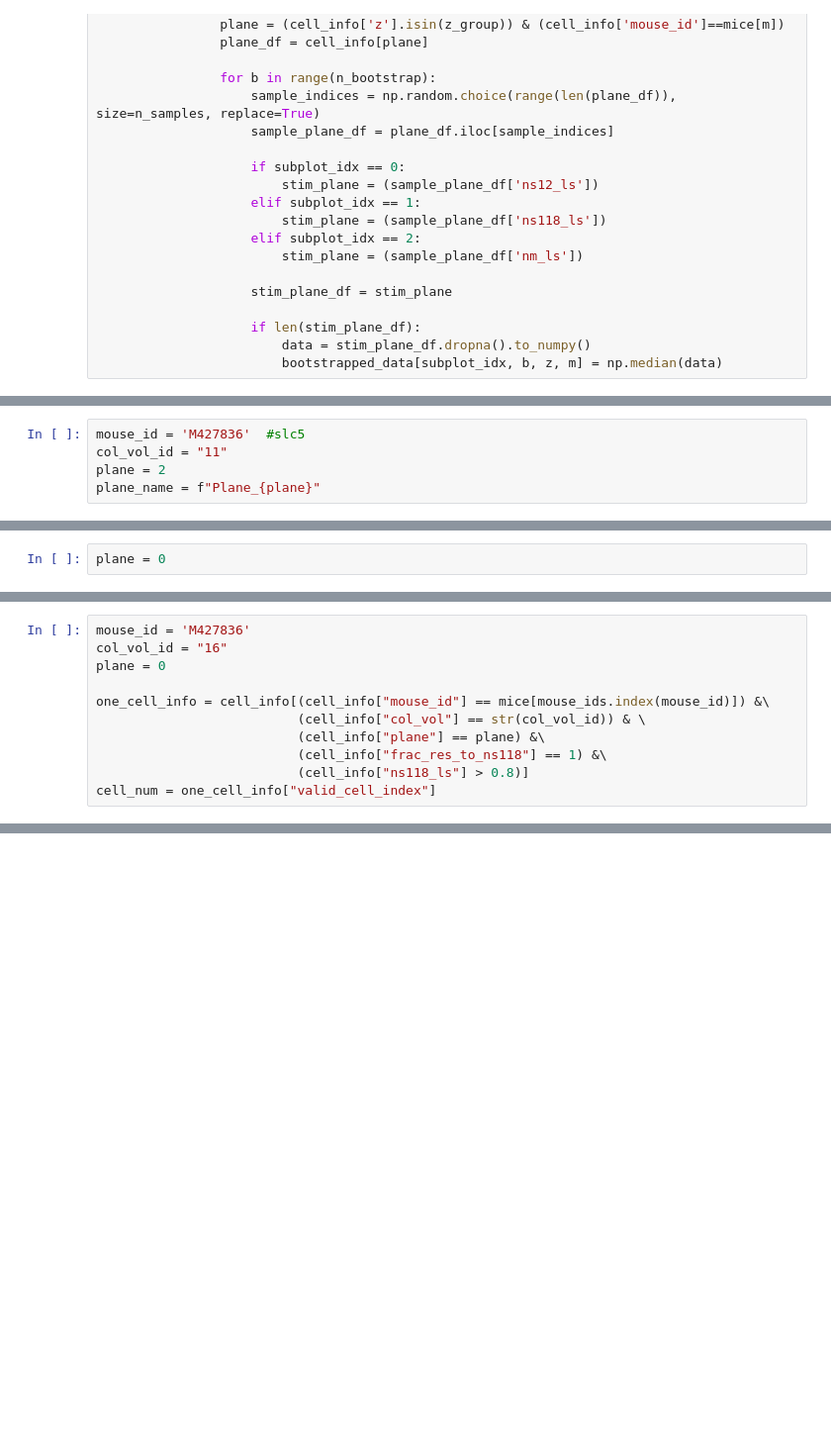
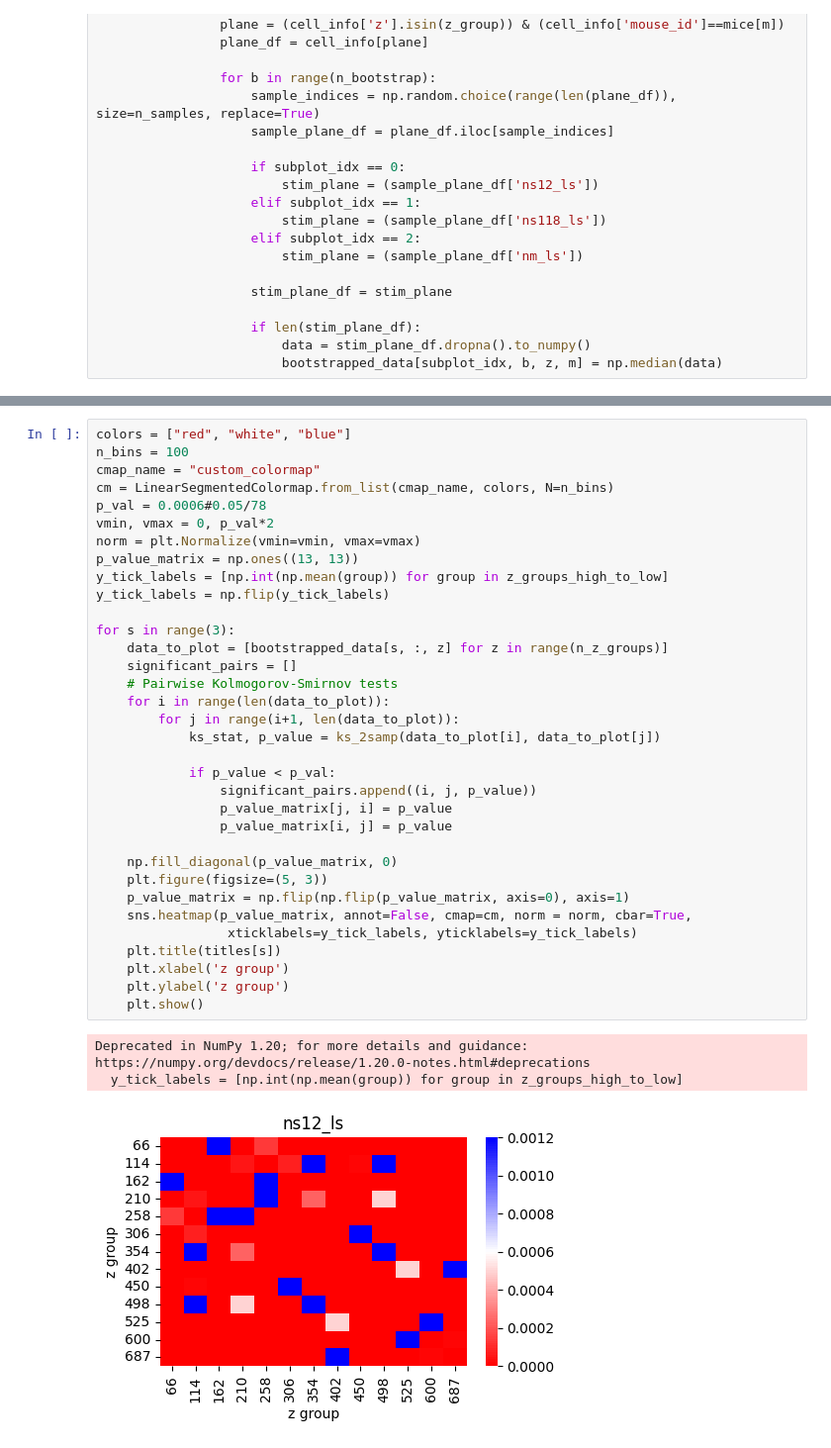
Before and after one commit to sherafatia/v1dd-public, a Jupyter notebook: notebooks/v1dd_figure7.ipynb, the cells around one changed output, grey strips where cells are left out. Shown at 99% size. Cells and saved outputs as stored; diff of their text form; blank space fills up the shorter version.

```diff
--- a/notebooks/v1dd_figure7.ipynb
+++ b/notebooks/v1dd_figure7.ipynb
@@ -234,5 +168,0 @@ Deprecated in NumPy 1.20; for more details and guidance: https://numpy.org/devdo
-# %%
-mouse_id = 'M427836'  #slc5
-col_vol_id = "11"
-plane = 2
-plane_name = f"Plane_{plane}"
@@ -279,2 +168,0 @@ col_vol_id = "16"
-# %%
-plane = 0
@@ -321,11 +168,0 @@ The PostScript backend does not support transparency; partially transparent arti
-# %%
-mouse_id = 'M427836'
-col_vol_id = "16"
-plane = 0
-
-one_cell_info = cell_info[(cell_info["mouse_id"] == mice[mouse_ids.index(mouse_id)]) &\
-                          (cell_info["col_vol"] == str(col_vol_id)) & \
-                          (cell_info["plane"] == plane) &\
-                          (cell_info["frac_res_to_ns118"] == 1) &\
-                          (cell_info["ns118_ls"] > 0.8)]
-cell_num = one_cell_info["valid_cell_index"]
@@ -405,0 +205,38 @@ ValueError: x and y must have same first dimension, but have shapes (21707,) and
+# %%
+colors = ["red", "white", "blue"]
+n_bins = 100
+cmap_name = "custom_colormap"
+cm = LinearSegmentedColormap.from_list(cmap_name, colors, N=n_bins)
+p_val = 0.0006#0.05/78
+vmin, vmax = 0, p_val*2
+norm = plt.Normalize(vmin=vmin, vmax=vmax)
+p_value_matrix = np.ones((13, 13))
+y_tick_labels = [np.int(np.mean(group)) for group in z_groups_high_to_low]
+y_tick_labels = np.flip(y_tick_labels)
+
+for s in range(3):
+    data_to_plot = [bootstrapped_data[s, :, z] for z in range(n_z_groups)]
+    significant_pairs = []
+    # Pairwise Kolmogorov-Smirnov tests
+    for i in range(len(data_to_plot)):
+        for j in range(i+1, len(data_to_plot)):
+            ks_stat, p_value = ks_2samp(data_to_plot[i], data_to_plot[j])
+
+            if p_value < p_val:
+                significant_pairs.append((i, j, p_value))
+                p_value_matrix[j, i] = p_value
+                p_value_matrix[i, j] = p_value
+
+    np.fill_diagonal(p_value_matrix, 0)
+    plt.figure(figsize=(5, 3))
+    p_value_matrix = np.flip(np.flip(p_value_matrix, axis=0), axis=1)
+    sns.heatmap(p_value_matrix, annot=False, cmap=cm, norm = norm, cbar=True,
+                 xticklabels=y_tick_labels, yticklabels=y_tick_labels)
+    plt.title(titles[s])
+    plt.xlabel('z group')
+    plt.ylabel('z group')
+    plt.show()
+# %% [output]
+Deprecated in NumPy 1.20; for more details and guidance: https://numpy.org/devdocs/release/1.20.0-notes.html#deprecations
+  y_tick_labels = [np.int(np.mean(group)) for group in z_groups_high_to_low]
+[figure, added]
```
Also changed, not shown: parts of 32 cells of this notebook.
